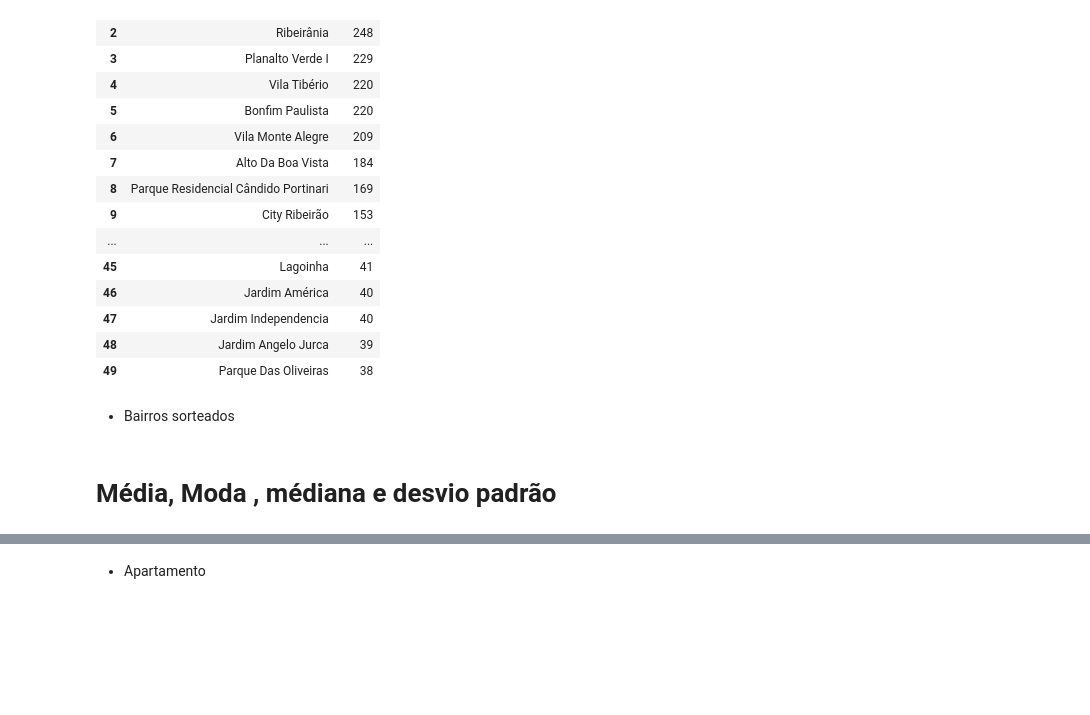
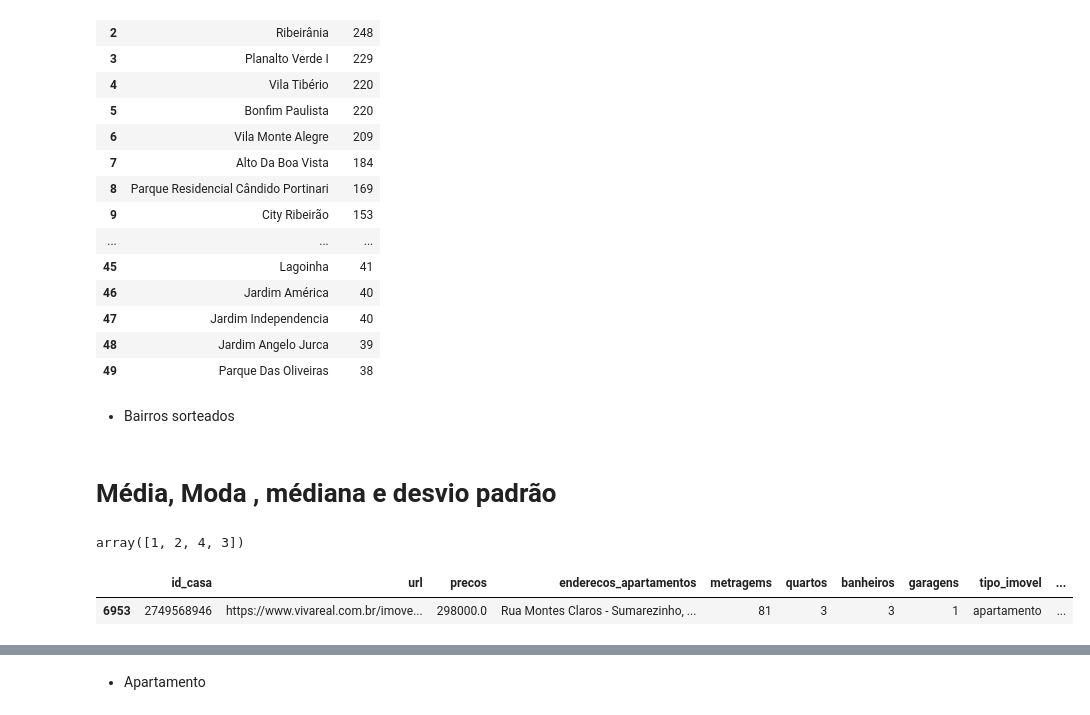
Before and after one commit to rodrigorocha1/web_scraping_casas, a Jupyter notebook: notebooks/analise_exploratoria.ipynb, the cells around one changed output, grey strips where cells are left out. Saved outputs shown, nothing was run; the diff lists cells and outputs as text; code cells hidden in the pictures; blank space fills up the shorter version.

Commit message:
Análise preço banheiros

```diff
--- a/notebooks/analise_exploratoria.ipynb
+++ b/notebooks/analise_exploratoria.ipynb
@@ -105,2 +107,16 @@ bairros_casas = ['Campos Eliseos', 'Ipiranga', 'Ribeirânia', 'Planalto Verde I'
 # %% [markdown]
 # Média, Moda , médiana e desvio padrão
+# %%
+base_apartamento.query(f'bairro == "Sumarezinho"')['banheiros'].unique()
+# %% [output]
+array([1, 2, 4, 3])
+# %%
+bairro = 'Sumarezinho'
+banheiro = 3
+df_temp = base_apartamento.query(f'bairro == "{bairro}"')
+
+df_temp = df_temp.query(f'banheiros == {banheiro}')
+df_temp
+# %% [output]
+|  | id_casa | url | precos | enderecos_apartamentos | metragems | quartos | banheiros | garagens | tipo_imovel | ... |
+| 6953 | 2749568946 | https://www.vivareal.com.br/imove... | 298000.0 | Rua Montes Claros - Sumarezinho, ... | 81 | 3 | 3 | 1 | apartamento | ... |
```
Also changed, not shown: parts of 11 cells of this notebook, 4 other files.
